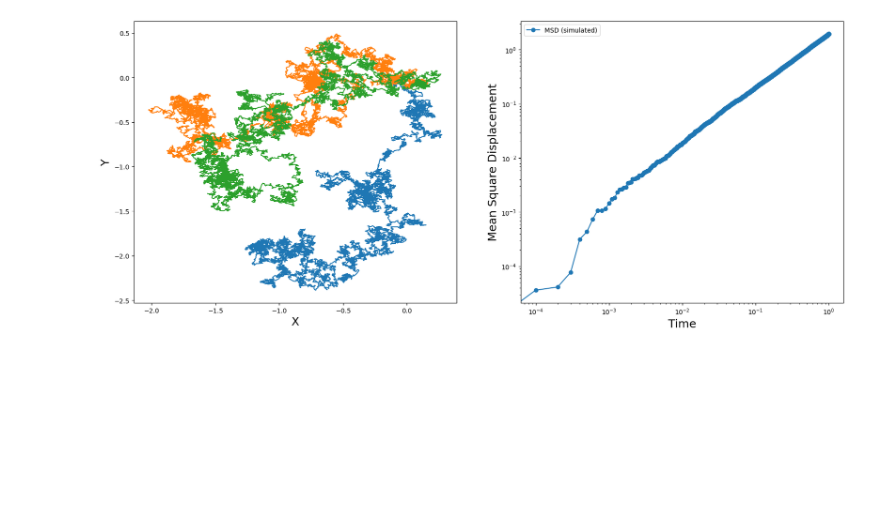
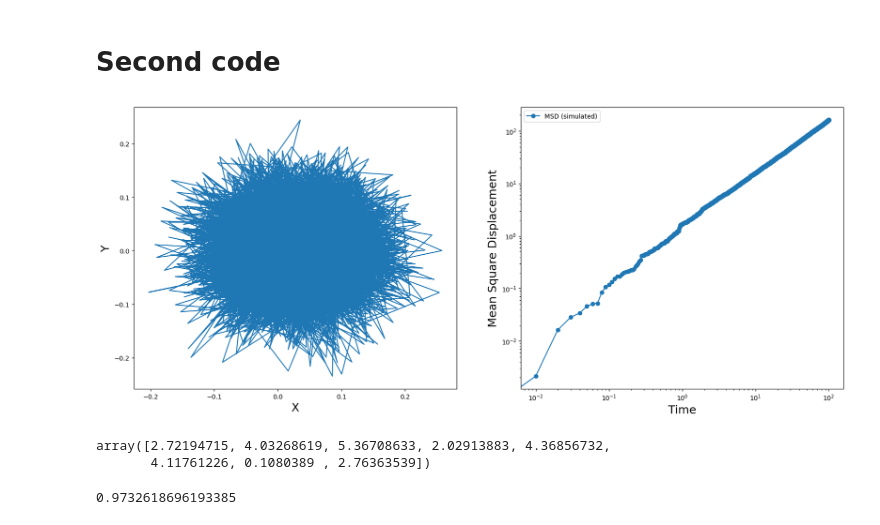
Before and after one commit to yhonyar/Brownian-Motion, a Jupyter notebook: Active-Brownian-Motion.ipynb, the cells around one changed output. Drawn from its saved outputs; the diff is of its cells as text; code cells hidden in the pictures; blank space fills up the shorter version.

```diff
--- a/Active-Brownian-Motion.ipynb
+++ b/Active-Brownian-Motion.ipynb
@@ -69,3 +69,5 @@ plt.show()
+# %% [markdown]
+# Second code
 # %%
 def quadratic_variation2D(X,Y):
     msd2D = np.power(np.diff(X, axis=0, prepend=0.),2) + np.power(np.diff(Y, axis=0, prepend=0.),2)
@@ -88,2 +75,30 @@ def displacement2D():
+# %%
+def displacement2D():
+    d = 10 # number of Brownian motion (samples)
+    D_t = 0.2
+    D_r = 0.17
+    v_0 = 3
+    x_0 = np.full(d,0.0)
+    y_0 = np.full(d,0.0)
+    theta_0 = np.full(d,0.0)
+    n = 10000 # number of steps
+    T = 100. # time
+    times = np.linspace(0.,T,n)
+    dt = times[1]-times[0]
+    # X_t2 - X_t1 ~ Normal with mean 0 and variance t2-t1
+    x = np.zeros(shape=(n, d))
+    y = np.zeros(shape=(n, d))
+    theta = np.zeros(shape=(n, d))
+
+    x[0] = x_0
+    y[0] = y_0
+    theta[0] = theta_0
+
+    for i in range(1,n):
+        x[i] += v_0*np.cos(theta[i])*dt + np.sqrt(2*D_t*dt) * np.random.normal(0,1,d)
+        y[i] += v_0*np.sin(theta[i])*dt + np.sqrt(2*D_t*dt) * np.random.normal(0,1,d)
+        theta[i] += np.sqrt(2*D_r*dt)*np.random.normal(0,1,d)
+
+    return times, x, y, theta
 # %%
-t2, X_disp, Y_disp = displacement2D()
+t2, X_disp, Y_disp, theta_2 = displacement2D()
@@ -96,15 +105,24 @@ D = params[0]
 # %%
 fig, (ax1, ax2) = plt.subplots(nrows = 1, ncols = 2, figsize = (20, 8))
-ax1.plot(X_disp[:,:3], Y_disp[:,:3], label='Particle trajectory')
+ax1.plot(X_disp[:,:1], Y_disp[:,:1], label='Particle trajectory')
 ax2.plot(t2, quadratic_variation2D(X_disp, Y_disp)[:,0], label='MSD (simulated)', marker='o')
 #ax2.plot(t2, msd_function2D(t2, D), label=f'Fitted MSD (4Dt), D={D:.4f}', color='red')
 ax1.set_xlabel("X", fontsize = 18)
 ax2.set_xlabel("Time", fontsize = 18)
 ax1.set_ylabel("Y", fontsize = 18)
 ax2.set_ylabel("Mean Square Displacement", fontsize = 18)
 ax2.set_xscale('log')
 ax2.set_yscale('log')
 plt.legend()
 plt.show()
 # %% [output]
-[figure, old version]
+[figure, new version]
+# %%
+np.random.uniform(0, 2 * np.pi, size=8)
+# %% [output]
+array([2.72194715, 4.03268619, 5.36708633, 2.02913883, 4.36856732,
+       4.11761226, 0.1080389 , 2.76363539])
+# %%
+np.random.rand()
+# %% [output]
+0.9732618696193385
```
Also changed, not shown: parts of 7 cells of this notebook, 1 other file.
